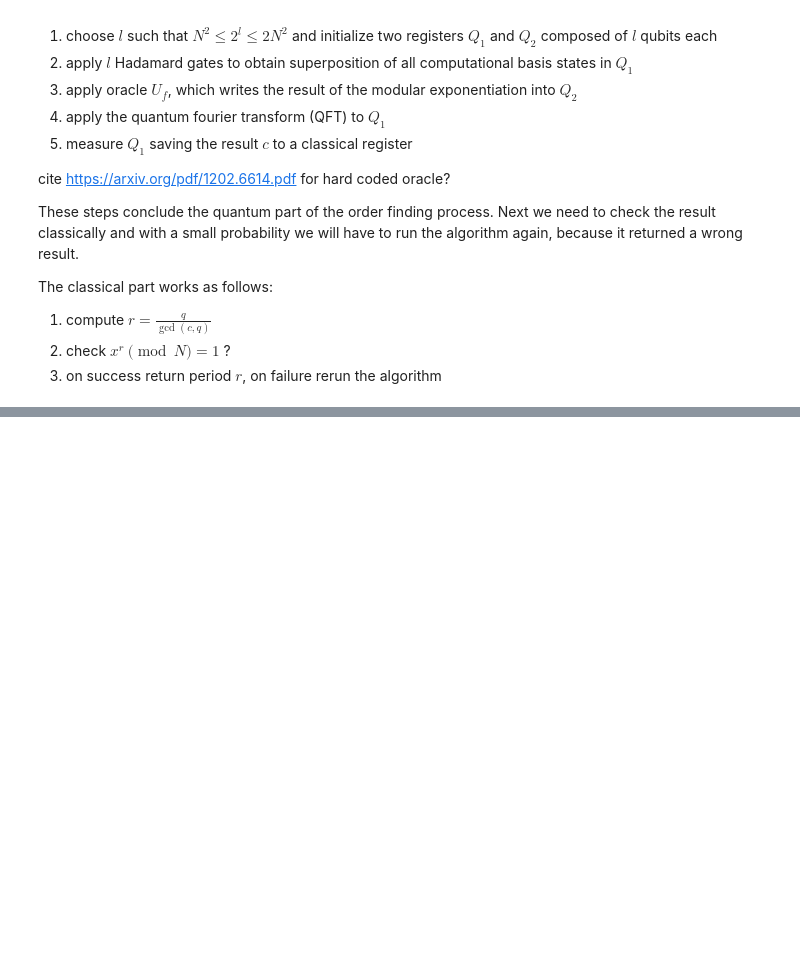
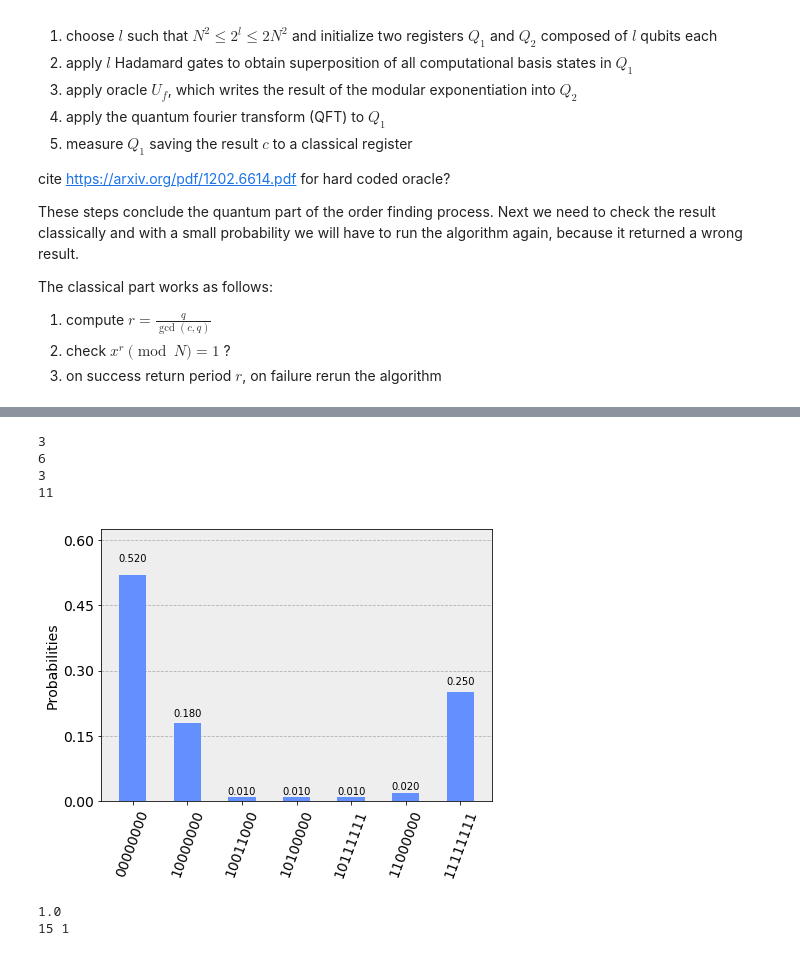
Before and after one commit to err4re/IBMQ-Shor, a Jupyter notebook: Shor.ipynb, the cells around one changed output, grey strips where cells are left out. Drawn from its saved outputs; the diff is of its cells as text; code cells hidden in the pictures; blank space fills up the shorter version.

Commit message:
Rough implementation of shor, no noise

```diff
--- a/Shor.ipynb
+++ b/Shor.ipynb
@@ -81,3 +82,17 @@ from qiskit.providers.aer.noise.errors.standard_errors import kraus_error
+# %%
+def quantum_fourier_transform(circuit, q):
+    n = len(q)
+    for i in range(n):
+        circuit.h(q[i])
+        for k in range(i + 1, n):
+            phase = 2.0 * np.pi / (2 ** (k - i + 1))
+            circuit.cu1(phase, q[i], q[k])
+        circuit.barrier()
+    for i in range(n // 2):
+        circuit.swap(q[i], q[n - 1 - i])
+
+def build_quantum_circuit (x):
+    return init + choose_circuit[x] + qft + meas
 # %%
 #factorize 15
 N = 15
@@ -251,0 +263,60 @@ q1_5: |0>───────┼─────────┼────┼
+# %%
+### Choose random x between 1 < x < N and calculate gcd(x,N)
+gcd = 0
+while gcd != 1:
+
+    x = np.random.randint(2,14)
+    gcd = np.gcd(x, N)
+    print(x)
+
+
+
+### Build Circuit
+complete_circuit = build_quantum_circuit(x)
+
+
+### Draw it because it looks nice
+complete_circuit.draw(output = 'mpl')
+
+
+### to minimize noise errors, let it run several times
+
+shots = 100
+
+backend = Aer.get_backend('qasm_simulator')
+job = execute(complete_circuit, backend, shots=shots)
+result = job.result()
+counts = result.get_counts()
+
+plot_histogram(counts)
+# %% [output]
+3
+6
+3
+11
+[figure, added]
+# %%
+#find the highest contribution and find decimal representation
+number_binary = []
+count = []
+for y, z in counts.items():
+    number_binary.append(y)
+    count.append(z)
+
+binary_c = number_binary[np.argmax(count)]
+
+c = int(binary_c,2)
+
+### calculate r by 2^l/gcd(c, 2^l)
+r = 2**l/np.gcd(c, 2**l)
+print(r)
+
+
+### calculate possible prime factors
+prime1 = np.gcd(x**(int(r/2))-1, N)
+prime2 = np.gcd(x**(int(r/2))+1, N)
+
+print(prime1, prime2)
+# %% [output]
+1.0
+15 1
```
Also changed, not shown: parts of 12 cells of this notebook.
